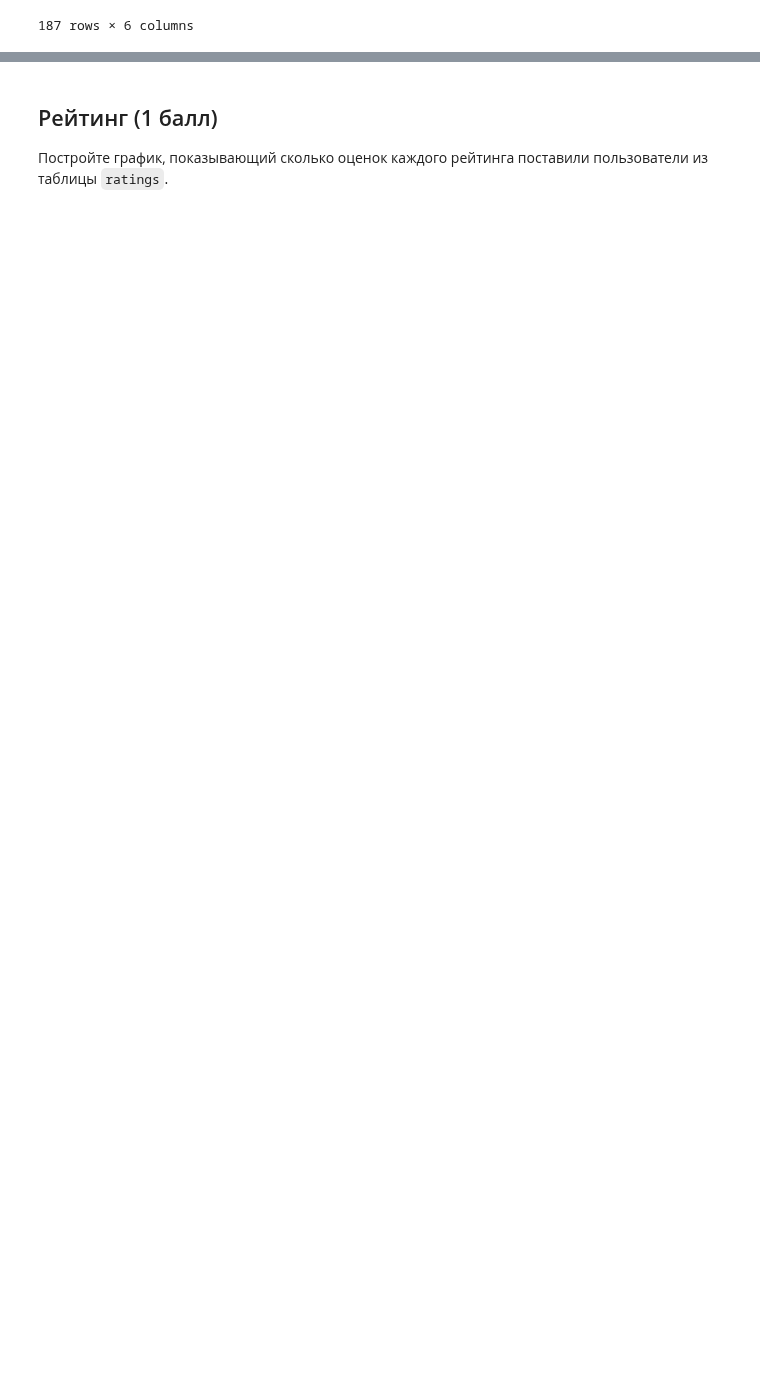
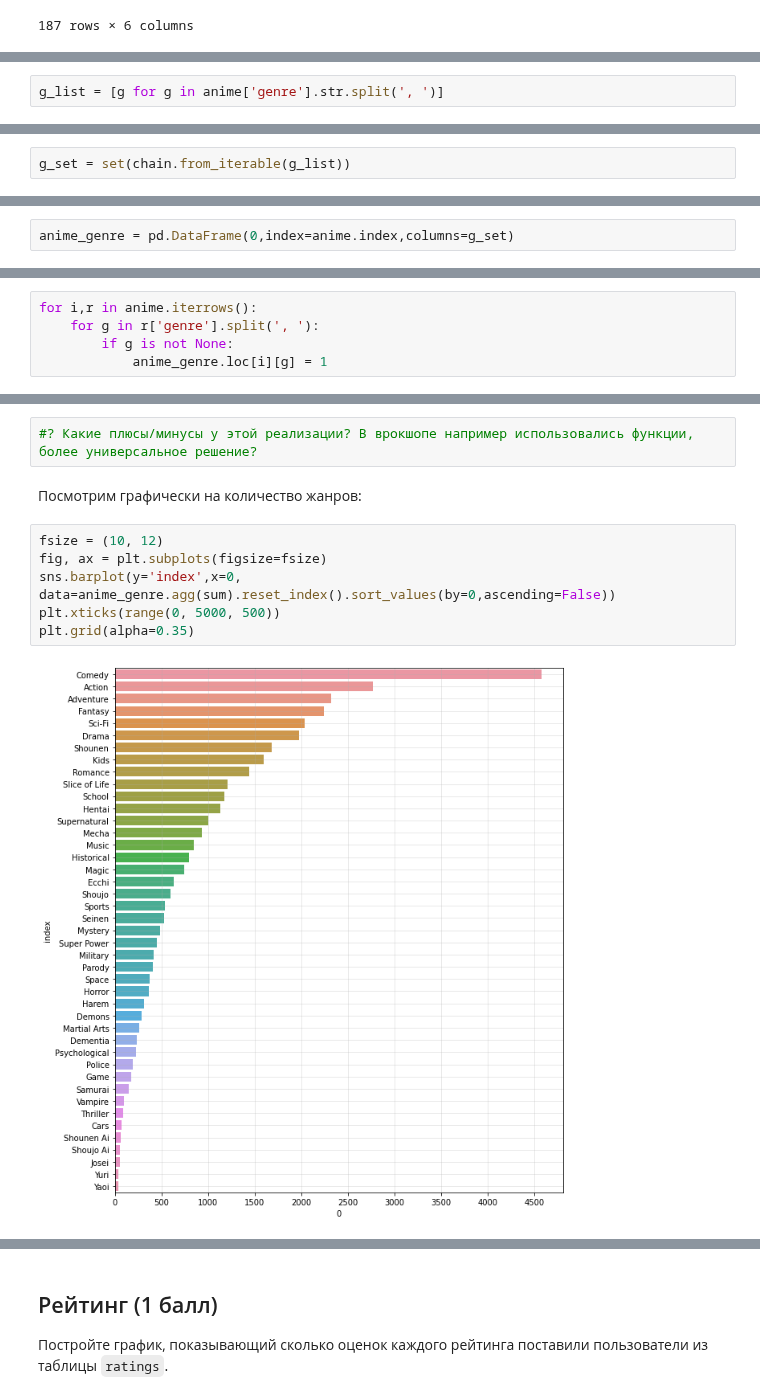
Before and after one commit to D7nis/Course-ML-Classic, a Jupyter notebook: Practice/3. Кластеризация. Рекомендательные системы/03-clustering_DDA.ipynb, the cells around one changed output, grey strips where cells are left out. Drawn from its saved outputs; the diff is of its cells as text; blank space fills up the shorter version.

```diff
--- a/Practice/3. Кластеризация. Рекомендательные системы/03-clustering_DDA.ipynb
+++ b/Practice/3. Кластеризация. Рекомендательные системы/03-clustering_DDA.ipynb
@@ -196,0 +193,2 @@ TypeError: unsupported operand type(s) for /: 'str' and 'int'
+# %%
+g_list = [g for g in anime['genre'].str.split(', ')]
@@ -196,0 +197,2 @@ TypeError: unsupported operand type(s) for /: 'str' and 'int'
+# %%
+g_set = set(chain.from_iterable(g_list))
@@ -196,0 +203,2 @@ TypeError: unsupported operand type(s) for /: 'str' and 'int'
+# %%
+anime_genre = pd.DataFrame(0,index=anime.index,columns=g_set)
@@ -196,0 +217,5 @@ TypeError: unsupported operand type(s) for /: 'str' and 'int'
+# %%
+for i,r in anime.iterrows():
+    for g in r['genre'].split(', '):
+        if g is not None:
+            anime_genre.loc[i][g] = 1
@@ -196,0 +232,12 @@ TypeError: unsupported operand type(s) for /: 'str' and 'int'
+# %%
+#? Какие плюсы/минусы у этой реализации? В врокшопе например использовались функции, более универсальное решение?
+# %% [markdown]
+Посмотрим графически на количество жанров:
+# %%
+fsize = (10, 12)
+fig, ax = plt.subplots(figsize=fsize)
+sns.barplot(y='index',x=0, data=anime_genre.agg(sum).reset_index().sort_values(by=0,ascending=False))
+plt.xticks(range(0, 5000, 500))
+plt.grid(alpha=0.35)
+# %% [output]
+[figure, added]
```
Also changed, not shown: parts of 40 cells of this notebook.
